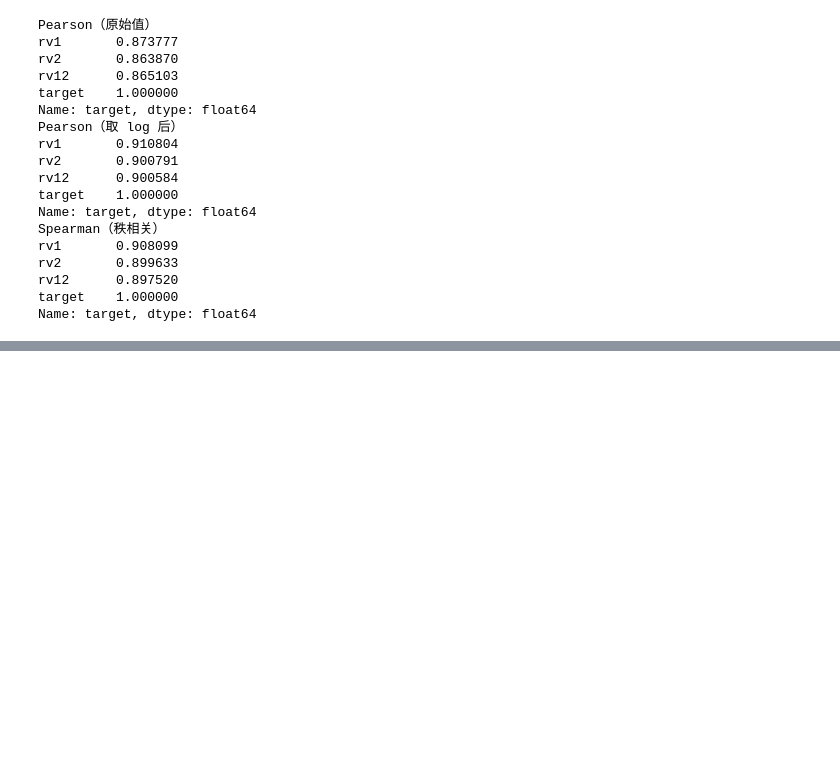
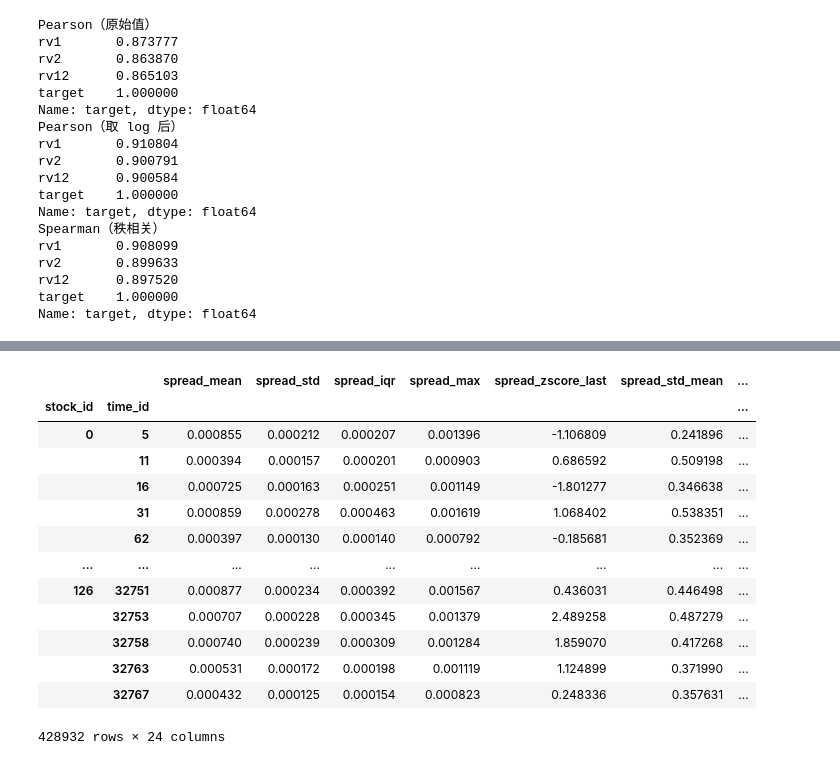
Before and after one commit to JerryChinaL/Optiver-Vol-Prediction, a Jupyter notebook: code/EDA/feature_analysis.ipynb, the cells around one changed output, grey strips where cells are left out. Cells and saved outputs as stored; diff of their text form; code cells hidden in the pictures; blank space fills up the shorter version.

```diff
--- a/code/EDA/feature_analysis.ipynb
+++ b/code/EDA/feature_analysis.ipynb
@@ -150,0 +124,49 @@ log OLS, exp(pred) * c: 0.2669
+# %%
+book["spread"] = book["ask_price1"] - book["bid_price1"]
+# book["imb1"] = book["ask_size1"] /
+
+grouped = book.groupby(["stock_id", "time_id"], observed=True)
+
+fwap1_to1 = (grouped["wap1"].first() - 1.).abs().rename("fwap1_to1")
+lwap1_to1 = (grouped["wap1"].last() - 1.).abs().rename("lwap1_to1")
+# %%
+# 1. 先逐行算出每个时刻的不平衡
+book["imb1"] = ((book.bid_size1 - book.ask_size1)
+                / (book.bid_size1 + book.ask_size1)).astype("float32")
+book["imb12"] = ((book.bid_size1 + book.bid_size2 - book.ask_size1 - book.ask_size2)
+                 / (book.bid_size1 + book.bid_size2 + book.ask_size1 + book.ask_size2)).astype("float32")
+book["imb1_abs"] = book["imb1"].abs()
+book["imb12_abs"] = book["imb12"].abs()
+
+# 2. 再按窗口聚合，命名聚合会直接给好列名
+imb_features = book.groupby(["stock_id", "time_id"], observed=True).agg(
+    imb1_mean     =("imb1", "mean"),
+    imb1_std      =("imb1", "std"),
+    imb1_abs_mean =("imb1_abs", "mean"),
+    imb12_mean    =("imb12", "mean"),
+    imb12_std     =("imb12", "std"),
+    imb12_abs_mean=("imb12_abs", "mean"),
+)
+# %%
+feature_stats = window_stats(book, "spread")
+
+for feature_class in ["wap1", "wap2", "wap12", "tot_size", "log_ret1", "log_ret12"]:
+    feature_stats = feature_stats.merge(window_stats(book, feature_class),
+    on=["stock_id", "time_id"], how="left", validate="one_to_one")
+
+feature_stats
+# %% [output]
+|  |  | spread_mean | spread_std | spread_iqr | spread_max | spread_zscore_last | spread_std_mean | ... |
+| stock_id | time_id |  |  |  |  |  |  | ... |
+| 0 | 5 | 0.000855 | 0.000212 | 0.000207 | 0.001396 | -1.106809 | 0.241896 | ... |
+|  | 11 | 0.000394 | 0.000157 | 0.000201 | 0.000903 | 0.686592 | 0.509198 | ... |
+|  | 16 | 0.000725 | 0.000163 | 0.000251 | 0.001149 | -1.801277 | 0.346638 | ... |
+|  | 31 | 0.000859 | 0.000278 | 0.000463 | 0.001619 | 1.068402 | 0.538351 | ... |
+|  | 62 | 0.000397 | 0.000130 | 0.000140 | 0.000792 | -0.185681 | 0.352369 | ... |
+| ... | ... | ... | ... | ... | ... | ... | ... | ... |
+| 126 | 32751 | 0.000877 | 0.000234 | 0.000392 | 0.001567 | 0.436031 | 0.446498 | ... |
+|  | 32753 | 0.000707 | 0.000228 | 0.000345 | 0.001379 | 2.489258 | 0.487279 | ... |
+|  | 32758 | 0.000740 | 0.000239 | 0.000309 | 0.001284 | 1.859070 | 0.417268 | ... |
+|  | 32763 | 0.000531 | 0.000172 | 0.000198 | 0.001119 | 1.124899 | 0.371990 | ... |
+|  | 32767 | 0.000432 | 0.000125 | 0.000154 | 0.000823 | 0.248336 | 0.357631 | ... |
+428932 rows × 24 columns
```
Also changed, not shown: parts of 12 cells of this notebook, 4 other files.
